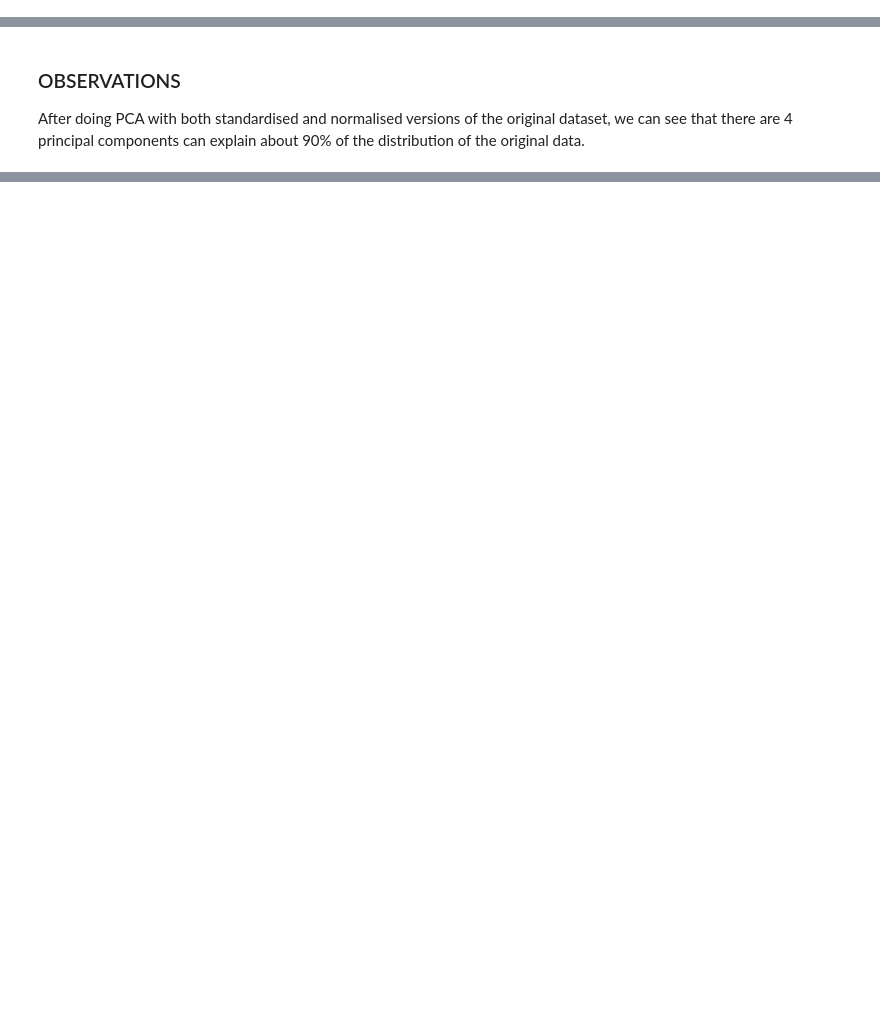
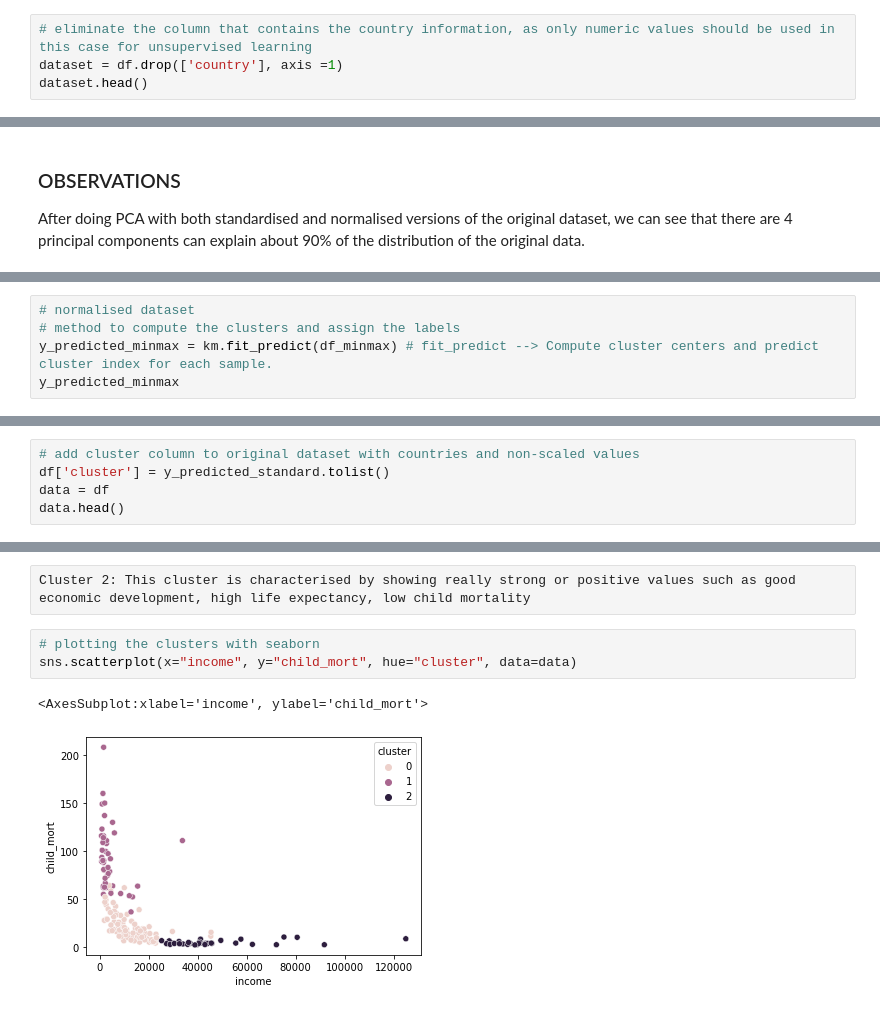
Before and after one commit to RiyaKashyap15/Country-Clustering, a Jupyter notebook: Data preprocessing & model building of Country dataset - Clustering.ipynb, the cells around one changed output, grey strips where cells are left out. Saved outputs shown, nothing was run; the diff lists cells and outputs as text; blank space fills up the shorter version.

```diff
--- a/Data preprocessing & model building of Country dataset - Clustering.ipynb
+++ b/Data preprocessing & model building of Country dataset - Clustering.ipynb
@@ -41,2 +41,6 @@ dataset.shape
 # %% [output]
 (167, 10)
+# %%
+# eliminate the column that contains the country information, as only numeric values should be used in this case for unsupervised learning
+dataset = df.drop(['country'], axis =1)
+dataset.head()
@@ -146,0 +236,5 @@ km = KMeans (
+# %%
+# normalised dataset
+# method to compute the clusters and assign the labels
+y_predicted_minmax = km.fit_predict(df_minmax) # fit_predict --> Compute cluster centers and predict cluster index for each sample.
+y_predicted_minmax
@@ -146,0 +429,5 @@ km = KMeans (
+# %%
+# add cluster column to original dataset with countries and non-scaled values
+df['cluster'] = y_predicted_standard.tolist()
+data = df
+data.head()
@@ -146,0 +512,8 @@ km = KMeans (
+# %% [raw]
+Cluster 2: This cluster is characterised by showing really strong or positive values such as good economic development, high life expectancy, low child mortality
+# %%
+# plotting the clusters with seaborn
+sns.scatterplot(x="income", y="child_mort", hue="cluster", data=data)
+# %% [output]
+<AxesSubplot:xlabel='income', ylabel='child_mort'>
+[figure, added]
```
Also changed, not shown: parts of 44 cells of this notebook.
